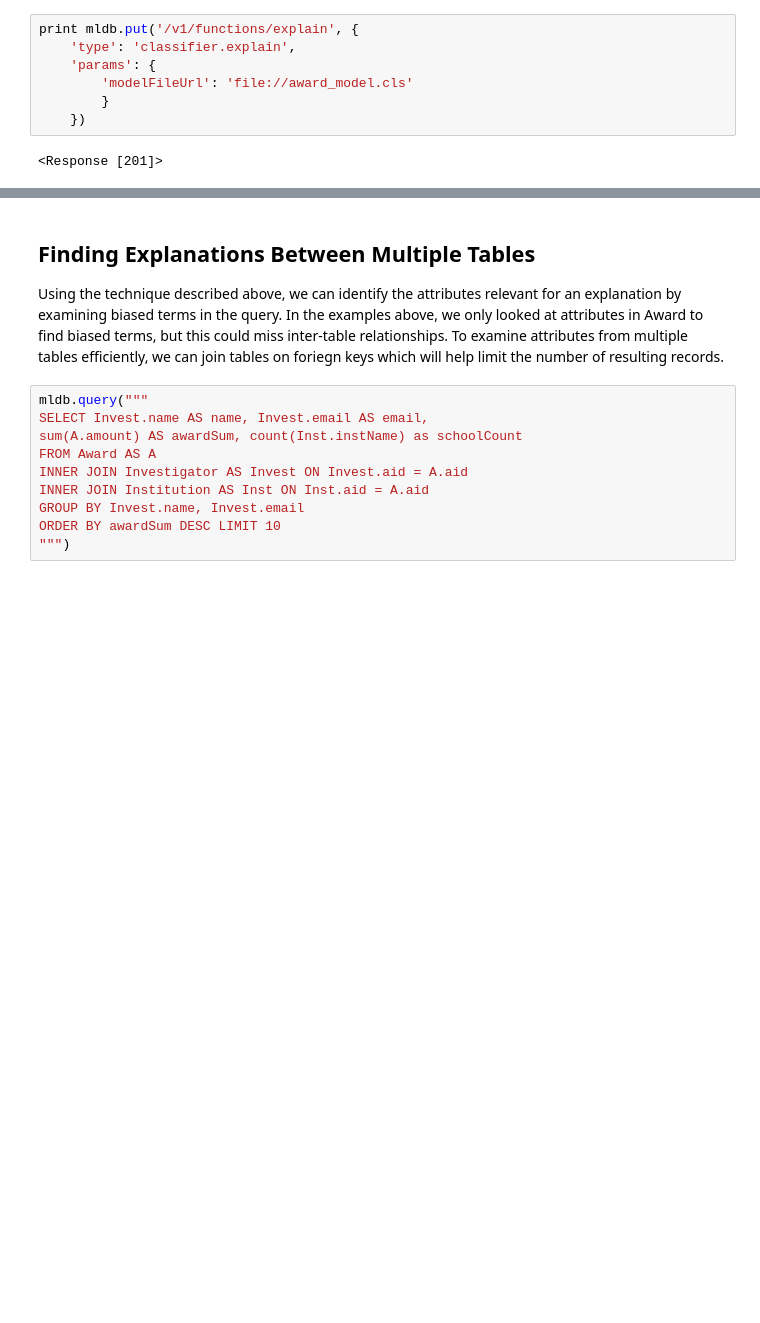
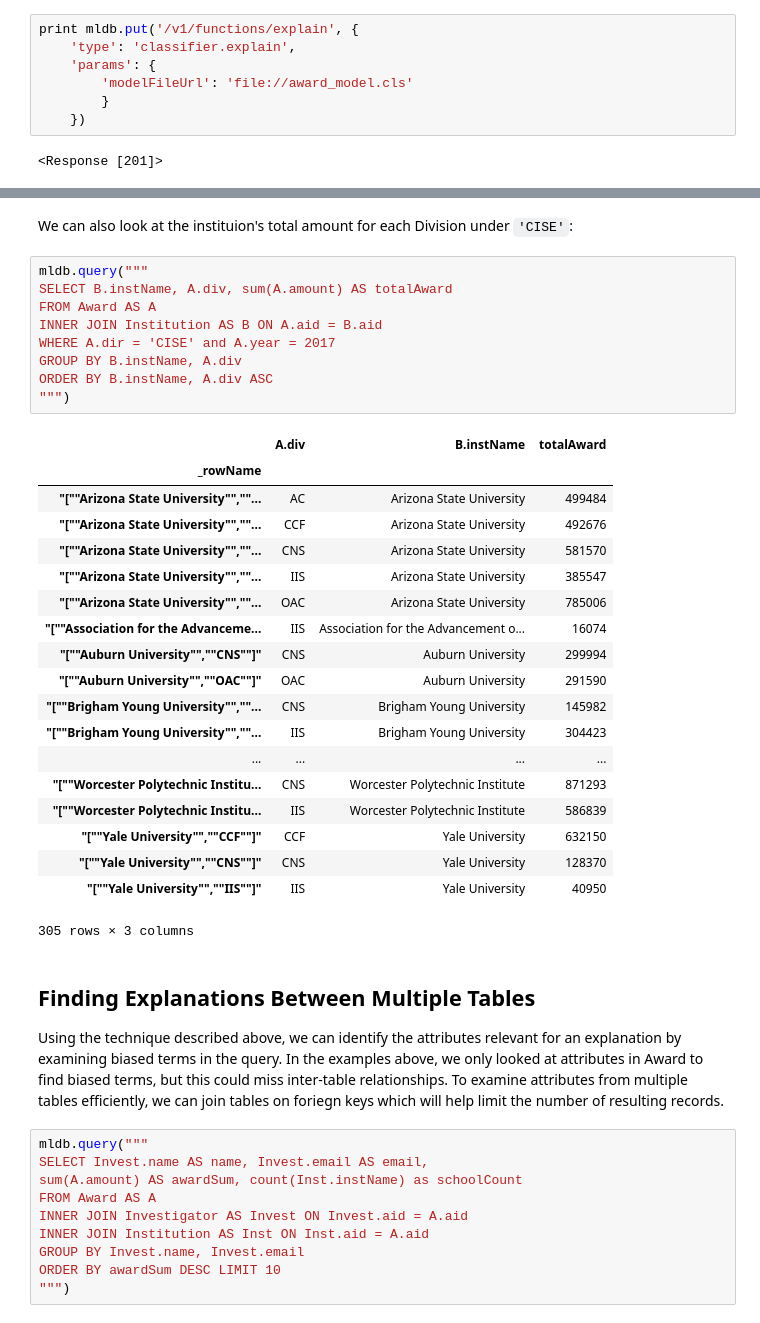
Before and after one commit to Mdevlin4/CMSC724, a Jupyter notebook: Explaining Queries by Identifying Biased Features.ipynb, the cells around one changed output, grey strips where cells are left out. Drawn from its saved outputs; the diff is of its cells as text; blank space fills up the shorter version.

```diff
--- a/Explaining Queries by Identifying Biased Features.ipynb
+++ b/Explaining Queries by Identifying Biased Features.ipynb
@@ -342,3 +353,34 @@ By removing the biased attributes, we can now see that `dir` is somewhat correla
+# %% [markdown]
+We can also look at the instituion's total amount for each Division under `'CISE'`:
+# %%
+mldb.query("""
+SELECT B.instName, A.div, sum(A.amount) AS totalAward
+FROM Award AS A
+INNER JOIN Institution AS B ON A.aid = B.aid
+WHERE A.dir = 'CISE' and A.year = 2017
+GROUP BY B.instName, A.div
+ORDER BY B.instName, A.div ASC
+""")
+# %% [output]
+|  | A.div | B.instName | totalAward |
+| _rowName |  |  |  |
+| "[""Arizona State University"",""... | AC | Arizona State University | 499484 |
+| "[""Arizona State University"",""... | CCF | Arizona State University | 492676 |
+| "[""Arizona State University"",""... | CNS | Arizona State University | 581570 |
+| "[""Arizona State University"",""... | IIS | Arizona State University | 385547 |
+| "[""Arizona State University"",""... | OAC | Arizona State University | 785006 |
+| "[""Association for the Advanceme... | IIS | Association for the Advancement o... | 16074 |
+| "[""Auburn University"",""CNS""]" | CNS | Auburn University | 299994 |
+| "[""Auburn University"",""OAC""]" | OAC | Auburn University | 291590 |
+| "[""Brigham Young University"",""... | CNS | Brigham Young University | 145982 |
+| "[""Brigham Young University"",""... | IIS | Brigham Young University | 304423 |
+| ... | ... | ... | ... |
+| "[""Worcester Polytechnic Institu... | CNS | Worcester Polytechnic Institute | 871293 |
+| "[""Worcester Polytechnic Institu... | IIS | Worcester Polytechnic Institute | 586839 |
+| "[""Yale University"",""CCF""]" | CCF | Yale University | 632150 |
+| "[""Yale University"",""CNS""]" | CNS | Yale University | 128370 |
+| "[""Yale University"",""IIS""]" | IIS | Yale University | 40950 |
+305 rows × 3 columns
 # %% [markdown]
 ## Finding Explanations Between Multiple Tables
 Using the technique described above, we can identify the attributes relevant for an explanation by examining biased terms in the query. In the examples above, we only looked at attributes in Award to find biased terms, but this could miss inter-table relationships. To examine attributes from multiple tables efficiently, we can join tables on foriegn keys which will help limit the number of resulting records.
```
Also changed, not shown: parts of 20 cells of this notebook.
